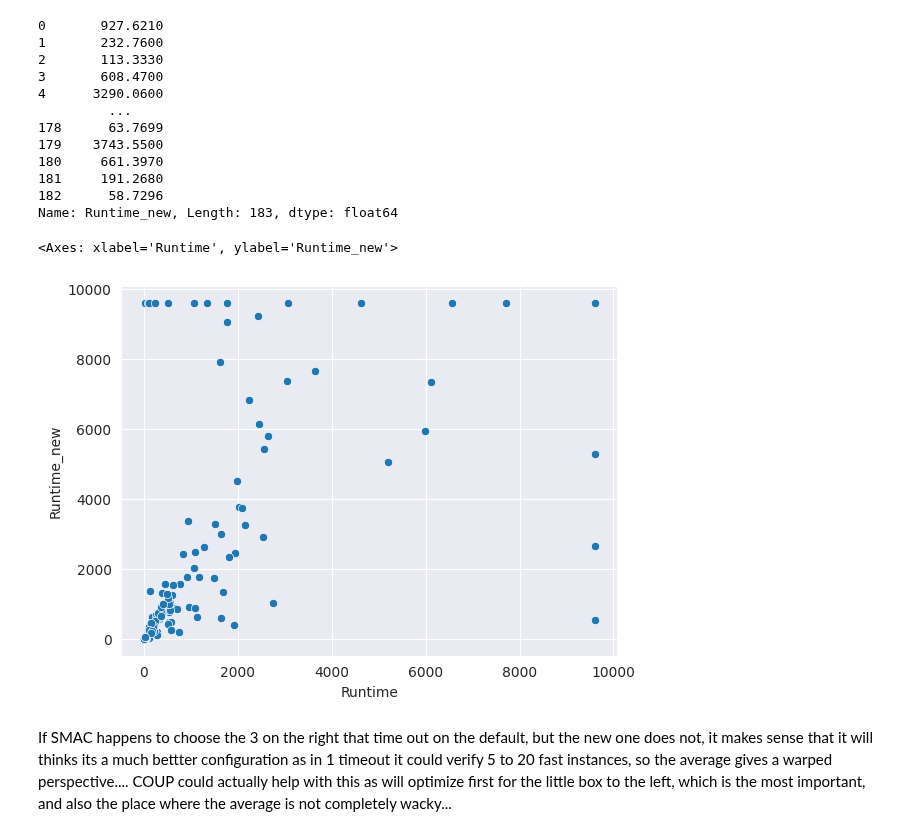
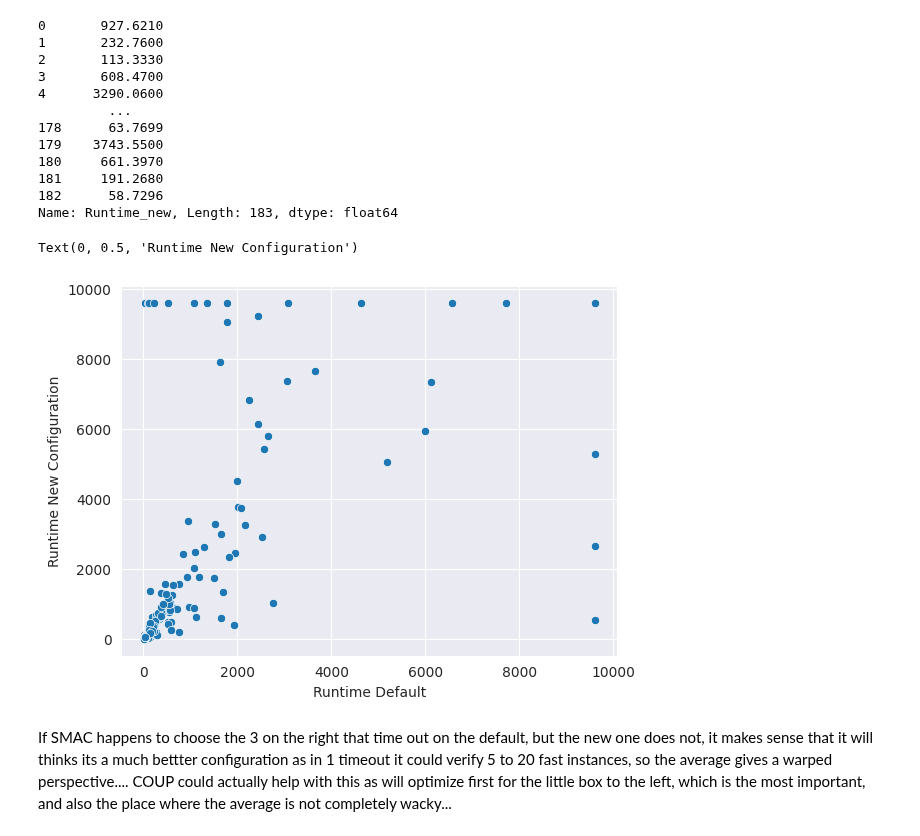
Before and after one commit to Skippybal/Styx, a Jupyter notebook: compare.ipynb, the cells around one changed output. Drawn from its saved outputs; the diff is of its cells as text; code cells hidden in the pictures.

```diff
--- a/compare.ipynb
+++ b/compare.ipynb
@@ -178,10 +180,14 @@ print(result_frame["Runtime_new"])
 Name: Runtime_new, Length: 183, dtype: float64
 # %%
 # result_frame.drop(result_frame.index[(result_frame["Status_y"] == "EXTERNALKILL")],axis=0,inplace=True)
-sns.scatterplot(data=result_frame, x="Runtime", y="Runtime_new")
+ax = sns.scatterplot(data=result_frame, x="Runtime", y="Runtime_new")
+# ax.set(xlabel='common xlabel', ylabel='common ylabel')
+# plt.show()
+plt.xlabel("Runtime Default")
+plt.ylabel("Runtime New Configuration")
 # %% [output]
-<Axes: xlabel='Runtime', ylabel='Runtime_new'>
+Text(0, 0.5, 'Runtime New Configuration')
-[figure, old version]
+[figure, new version]
 # %% [markdown]
 If SMAC happens to choose the 3 on the right that time out on the default, but the new one does not, it makes sense that it will thinks its a much bettter configuration as in 1 timeout it could verify 5 to 20 fast instances, so the average gives a warped perspective.... COUP could actually help with this as will optimize first for the little box to the left, which is the most important, and also the place where the average is not completely wacky...
 # %%
```
Also changed, not shown: parts of 2 cells of this notebook.
